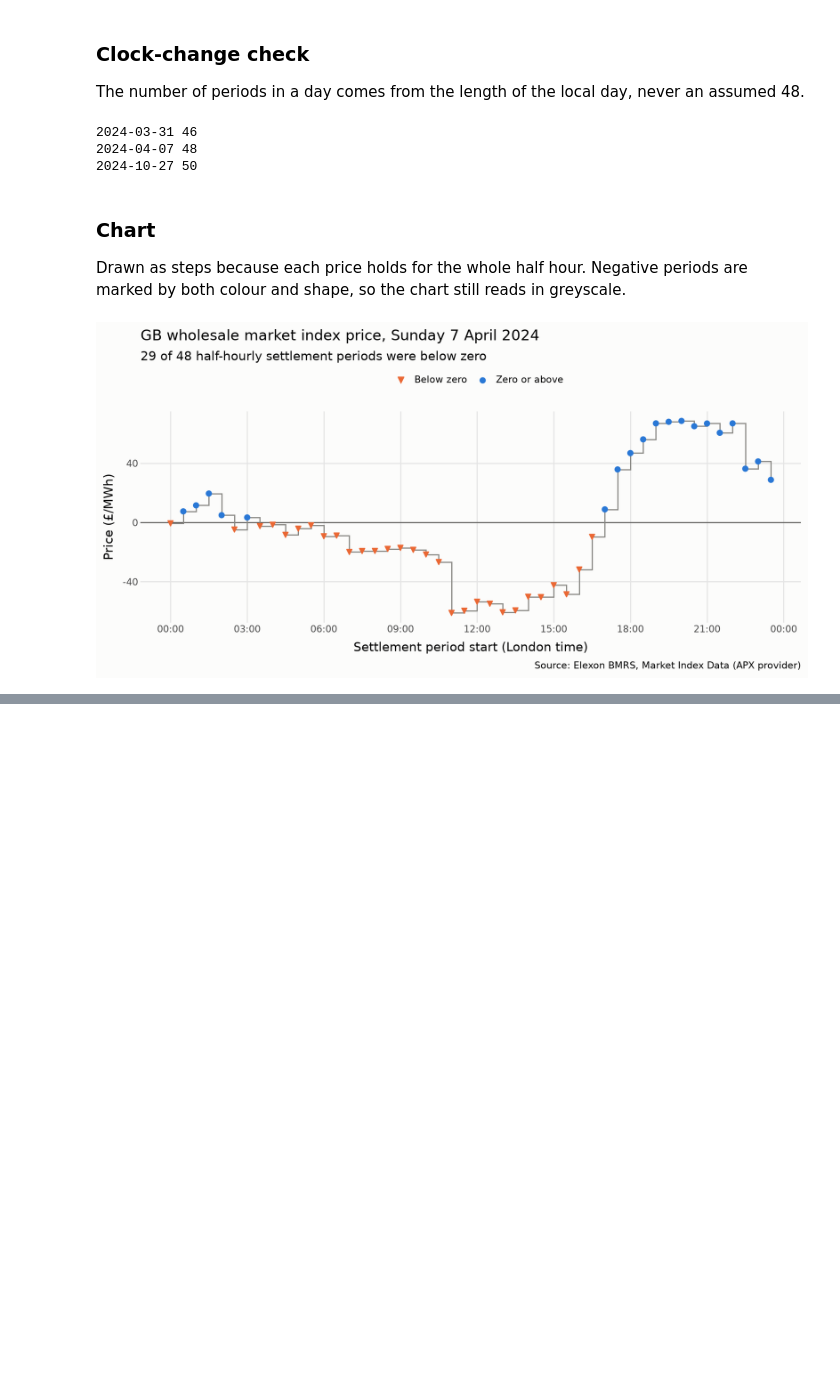
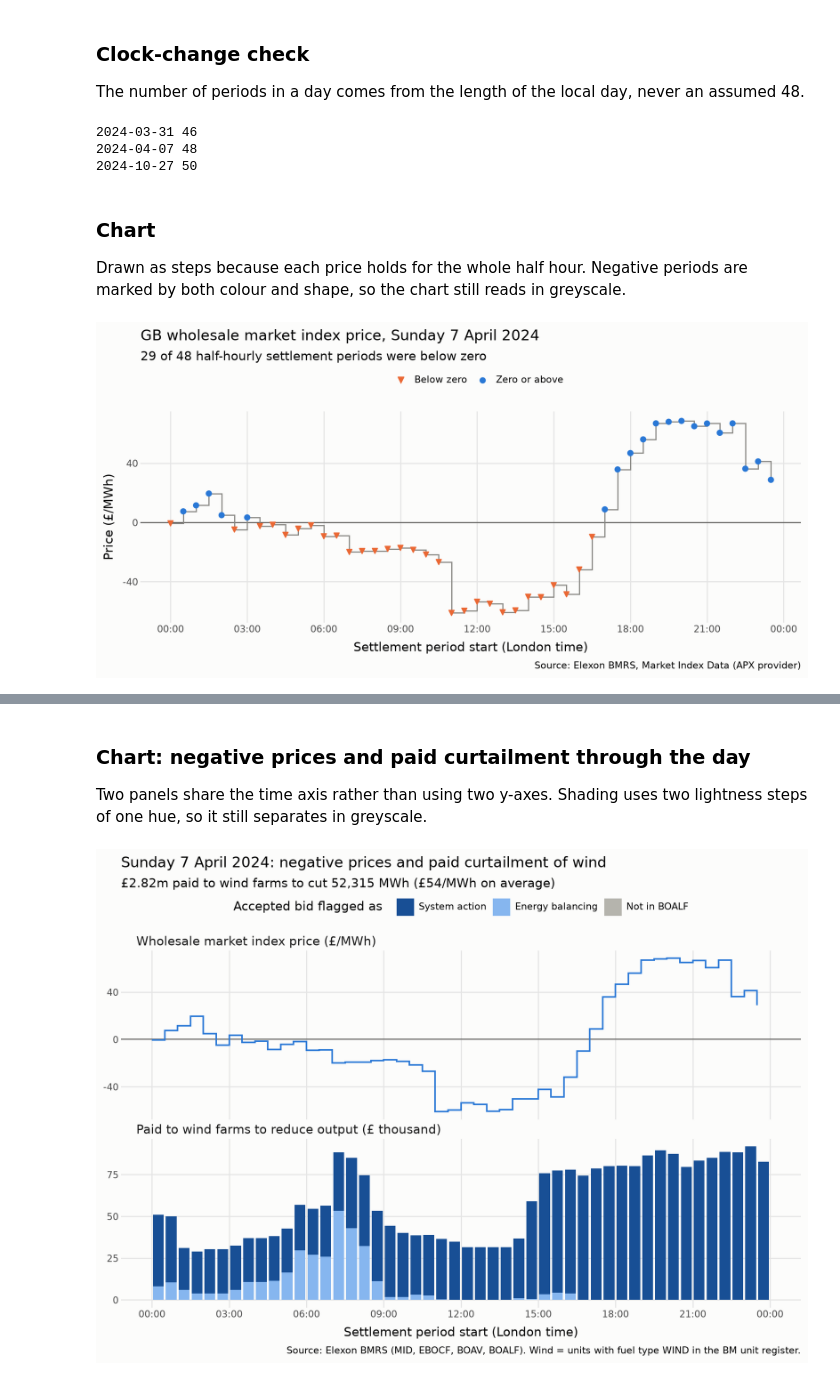
Before and after one commit to Vibratess/Sub-Zero-Prices, a Jupyter notebook: notebooks/analysis.ipynb, the cells around one changed output, grey strips where cells are left out. Cells and saved outputs as stored; diff of their text form; code cells hidden in the pictures; blank space fills up the shorter version.

```diff
--- a/notebooks/analysis.ipynb
+++ b/notebooks/analysis.ipynb
@@ -124,0 +140,14 @@ fig
+# %%
+from fetch import (cashflow_cache_path, boav_cache_path, boalf_cache_path,
+                   acceptances_cache_path, bmunits_cache_path)
+from parse import parse_cashflows, parse_boav, parse_boalf, parse_bmunits, load_records
+
+SIDES = ["bid", "offer"]
+units = parse_bmunits(bmunits_cache_path())
+flags = parse_boalf(boalf_cache_path(DAY))
+cash = pd.concat([parse_cashflows(cashflow_cache_path(DAY, s)).assign(side=s) for s in SIDES])
+boav = pd.concat([parse_boav(boav_cache_path(DAY, s)).assign(side=s) for s in SIDES])
+wind = set(units.loc[units["fuel_type"] == "WIND", "bm_unit"])
+
+print(f"{len(units):,} BM units in the register, {len(wind)} with fuel type WIND")
+print(f"{len(cash):,} unit-period cashflows, {len(boav):,} acceptance volumes, {len(flags):,} acceptances")
@@ -124,0 +266,48 @@ fig
+# %% [markdown]
+### Chart: negative prices and paid curtailment through the day
+
+Two panels share the time axis rather than using two y-axes. Shading uses two lightness steps of one hue, so it still separates in greyscale.
+# %%
+HOURS = [0, 3, 6, 9, 12, 15, 18, 21, 24]
+PANELS = ["Wholesale market index price (£/MWh)", "Paid to wind farms to reduce output (£ thousand)"]
+ACTIONS = ["System action", "Energy balancing", "Not in BOALF"]
+
+# x = hours since local midnight, valid for 7 April (48 periods, no clock change)
+price_df = mid.assign(hour=(mid["settlement_period"] - 1) / 2, panel=PANELS[0])
+paid_df = (wind_bids.groupby(["settlement_period", "action"], as_index=False)["cash_gbp"].sum()
+           .assign(hour=lambda d: (d["settlement_period"] - 1) / 2 + 0.25,
+                   value=lambda d: d["cash_gbp"] / 1000, panel=PANELS[1]))
+for d in (price_df, paid_df):
+    d["panel"] = pd.Categorical(d["panel"], categories=PANELS)
+paid_df["action"] = pd.Categorical(paid_df["action"], categories=ACTIONS)
+
+curtailed_mwh = -wind_bids["volume_mwh"].sum()
+fig2 = (
+    ggplot()
+    + geom_hline(data=price_df.head(1), mapping=aes(yintercept=0), color="#52514e", size=0.5)
+    + geom_step(data=price_df, mapping=aes("hour", "price_gbp_mwh"), direction="hv", color="#2a78d6", size=0.8)
+    + geom_col(data=paid_df, mapping=aes("hour", "value", fill="action"), width=0.42)
+    + facet_wrap("panel", ncol=1, scales="free_y")
+    + scale_fill_manual(values={"System action": "#184f95", "Energy balancing": "#86b6ef", "Not in BOALF": "#b5b4ad"},
+                        drop=True)
+    + scale_x_continuous(breaks=HOURS, labels=[f"{h % 24:02d}:00" for h in HOURS], limits=(0, 24))
+    + labs(
+        title="Sunday 7 April 2024: negative prices and paid curtailment of wind",
+        subtitle=(f"£{wind_cash_total / 1e6:.2f}m paid to wind farms to cut {curtailed_mwh:,.0f} MWh "
+                  f"(£{wind_cash_total / curtailed_mwh:.0f}/MWh on average)"),
+        x="Settlement period start (London time)", y="", fill="Accepted bid flagged as",
+        caption="Source: Elexon BMRS (MID, EBOCF, BOAV, BOALF). Wind = units with fuel type WIND in the BM unit register.",
+    )
+    + theme_minimal(base_size=11)
+    + theme(
+        figure_size=(9, 6.5),
+        legend_position="top",
+        panel_grid_minor=element_blank(),
+        strip_text=element_text(ha="left", size=11),
+        plot_background=element_rect(fill="#fcfcfb", color="#fcfcfb"),
+    )
+)
+fig2.save(FIG_DIR / f"stage02_curtailment_{DAY}.png", dpi=150, verbose=False)
+fig2
+# %% [output]
+[figure, added]
```
Also changed, not shown: parts of 9 cells of this notebook, 5 other files.
